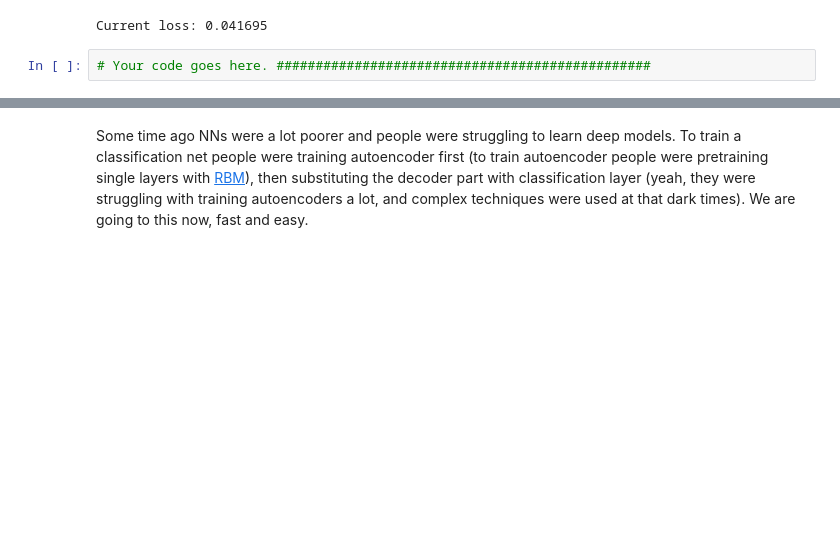
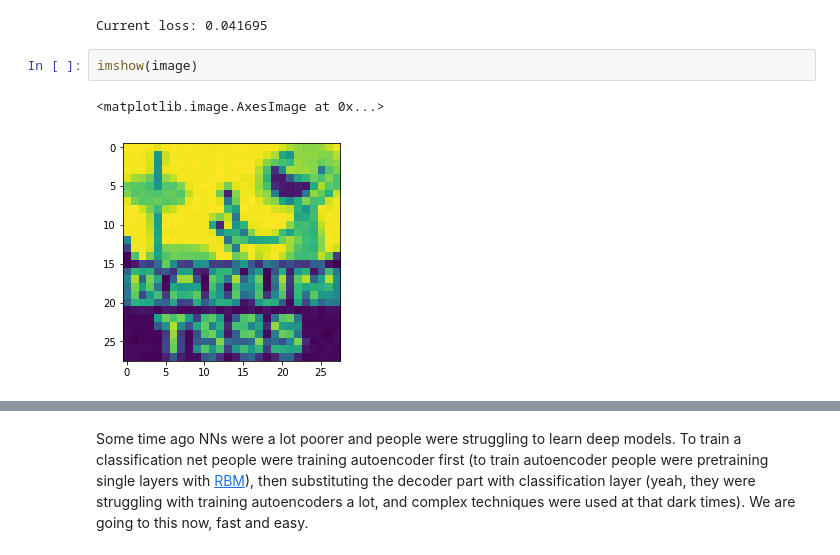
Before and after one commit to KaloshinPE/machinelearning_6sem, a Jupyter notebook: task5/hw1_main.ipynb, the cells around one changed output, grey strips where cells are left out. Saved outputs shown, nothing was run; the diff lists cells and outputs as text; blank space fills up the shorter version.

```diff
--- a/task5/hw1_main.ipynb
+++ b/task5/hw1_main.ipynb
@@ -552,5 +545,8 @@ img.imshow(img.imresize(pred_image, size=10.))
 # %% [output]
 [figure]
 Current loss: 0.041695
-# %%
-# Your code goes here. ################################################
+# %%
+imshow(image)
+# %% [output]
+<matplotlib.image.AxesImage at 0x...>
+[figure, added]
```
Also changed, not shown: parts of 6 cells of this notebook.
